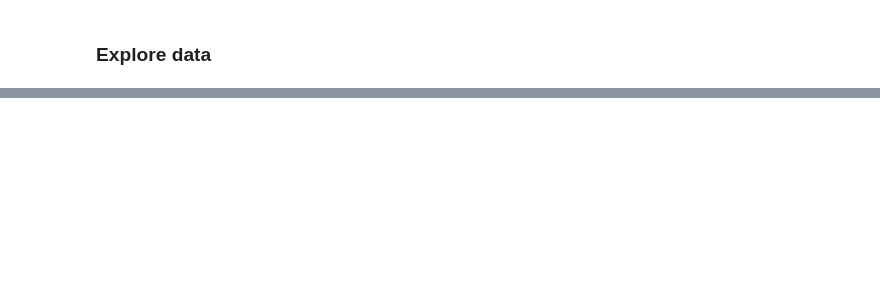
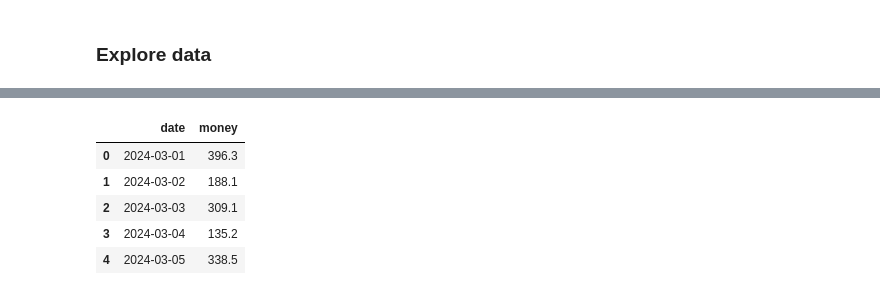
Before and after one commit to AriesDjae/Coffee-sales-forecasting, a Jupyter notebook: notebooks/processing.ipynb, the cells around one changed output, grey strips where cells are left out. Saved outputs shown, nothing was run; the diff lists cells and outputs as text; code cells hidden in the pictures; blank space fills up the shorter version.

```diff
--- a/notebooks/processing.ipynb
+++ b/notebooks/processing.ipynb
@@ -147,0 +133,18 @@ Apakah perubahan metode pembayaran memengaruhi proyeksi pendapatan?
+# %%
+df_daily = (
+    df_fc
+    .groupby(df_fc['datetime'].dt.date)['money']
+    .sum()
+    .reset_index()
+)
+
+
+df_daily.columns = ['date', 'money']
+df_daily.head()
+# %% [output]
+|  | date | money |
+| 0 | 2024-03-01 | 396.3 |
+| 1 | 2024-03-02 | 188.1 |
+| 2 | 2024-03-03 | 309.1 |
+| 3 | 2024-03-04 | 135.2 |
+| 4 | 2024-03-05 | 338.5 |
```
Also changed, not shown: parts of 9 cells of this notebook, 1 other file.
